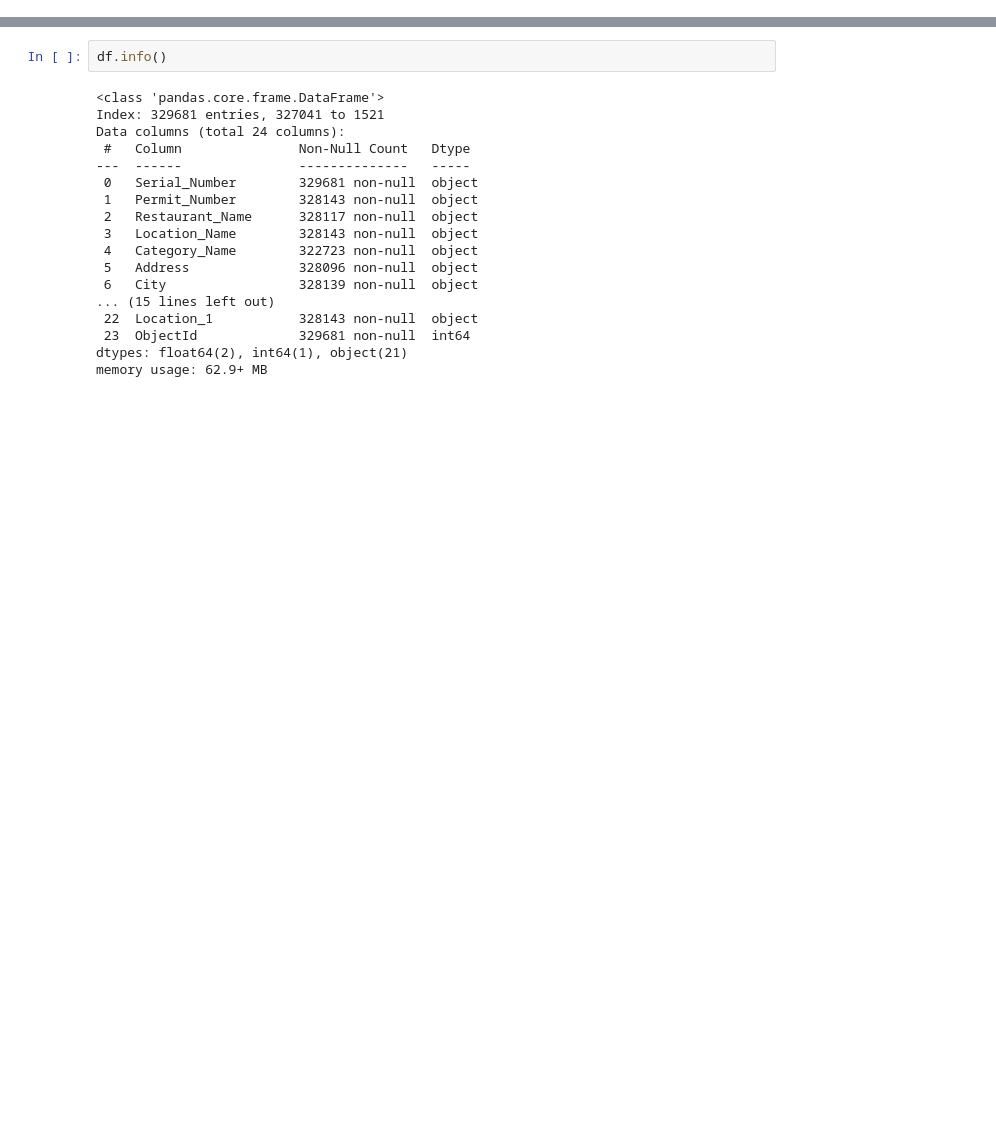
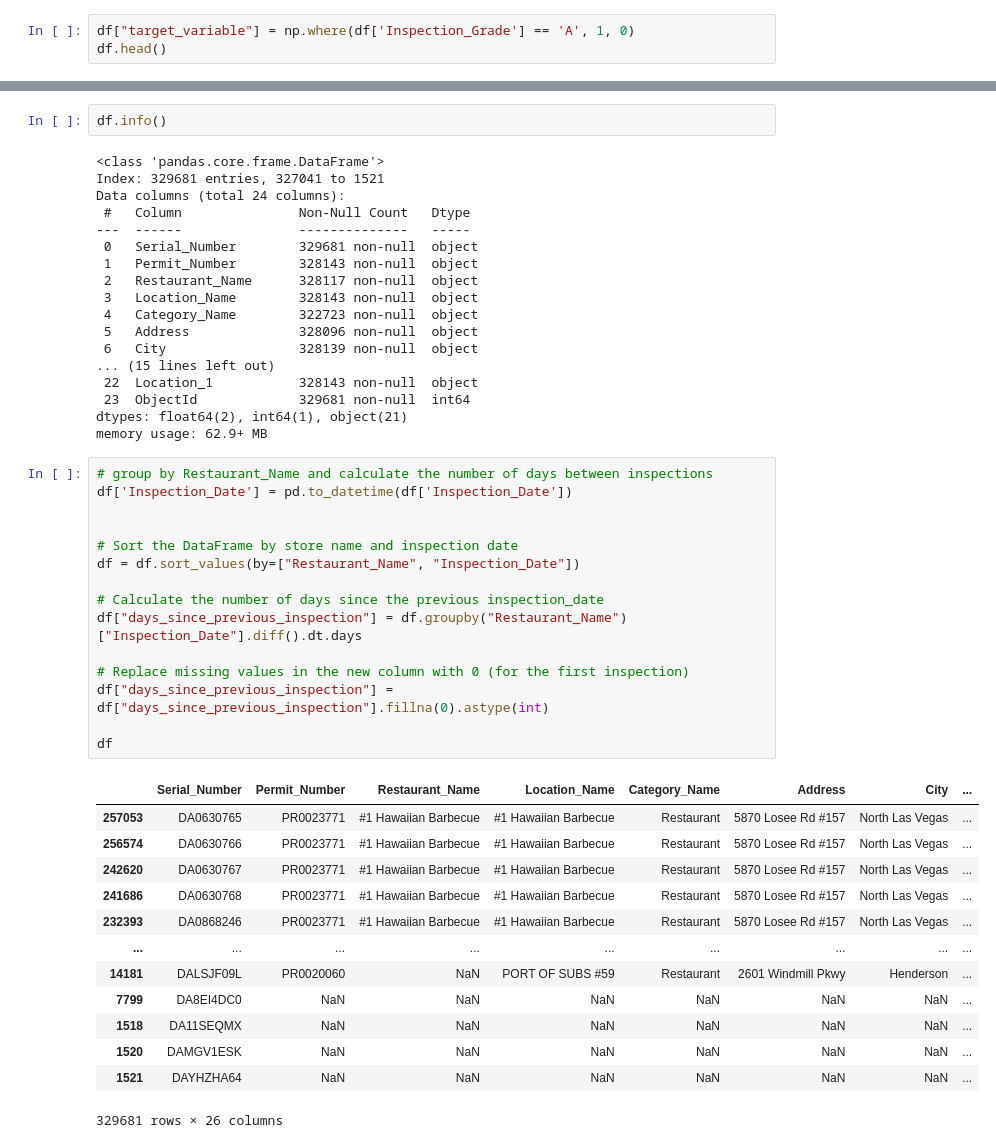
Before and after one commit to papagorgio23/food-inspection-model, a Jupyter notebook: dev/dev.ipynb, the cells around one changed output, grey strips where cells are left out. Drawn from its saved outputs; the diff is of its cells as text; blank space fills up the shorter version.

```diff
--- a/dev/dev.ipynb
+++ b/dev/dev.ipynb
@@ -107,0 +124,3 @@ mcd
+# %%
+df["target_variable"] = np.where(df['Inspection_Grade'] == 'A', 1, 0)
+df.head()
@@ -136,3 +226,32 @@ Data columns (total 24 columns):
  23  ObjectId             329681 non-null  int64
 dtypes: float64(2), int64(1), object(21)
 memory usage: 62.9+ MB
+# %%
+# group by Restaurant_Name and calculate the number of days between inspections
+df['Inspection_Date'] = pd.to_datetime(df['Inspection_Date'])
+
+
+# Sort the DataFrame by store name and inspection date
+df = df.sort_values(by=["Restaurant_Name", "Inspection_Date"])
+
+# Calculate the number of days since the previous inspection_date
+df["days_since_previous_inspection"] = df.groupby("Restaurant_Name")["Inspection_Date"].diff().dt.days
+
+# Replace missing values in the new column with 0 (for the first inspection)
+df["days_since_previous_inspection"] = df["days_since_previous_inspection"].fillna(0).astype(int)
+
+df
+# %% [output]
+|  | Serial_Number | Permit_Number | Restaurant_Name | Location_Name | Category_Name | Address | City | ... |
+| 257053 | DA0630765 | PR0023771 | #1 Hawaiian Barbecue | #1 Hawaiian Barbecue | Restaurant | 5870 Losee Rd #157 | North Las Vegas | ... |
+| 256574 | DA0630766 | PR0023771 | #1 Hawaiian Barbecue | #1 Hawaiian Barbecue | Restaurant | 5870 Losee Rd #157 | North Las Vegas | ... |
+| 242620 | DA0630767 | PR0023771 | #1 Hawaiian Barbecue | #1 Hawaiian Barbecue | Restaurant | 5870 Losee Rd #157 | North Las Vegas | ... |
+| 241686 | DA0630768 | PR0023771 | #1 Hawaiian Barbecue | #1 Hawaiian Barbecue | Restaurant | 5870 Losee Rd #157 | North Las Vegas | ... |
+| 232393 | DA0868246 | PR0023771 | #1 Hawaiian Barbecue | #1 Hawaiian Barbecue | Restaurant | 5870 Losee Rd #157 | North Las Vegas | ... |
+| ... | ... | ... | ... | ... | ... | ... | ... | ... |
+| 14181 | DALSJF09L | PR0020060 | NaN | PORT OF SUBS #59 | Restaurant | 2601 Windmill Pkwy | Henderson | ... |
+| 7799 | DA8EI4DC0 | NaN | NaN | NaN | NaN | NaN | NaN | ... |
+| 1518 | DA11SEQMX | NaN | NaN | NaN | NaN | NaN | NaN | ... |
+| 1520 | DAMGV1ESK | NaN | NaN | NaN | NaN | NaN | NaN | ... |
+| 1521 | DAYHZHA64 | NaN | NaN | NaN | NaN | NaN | NaN | ... |
+329681 rows × 26 columns
```
Also changed, not shown: parts of 33 cells of this notebook.
